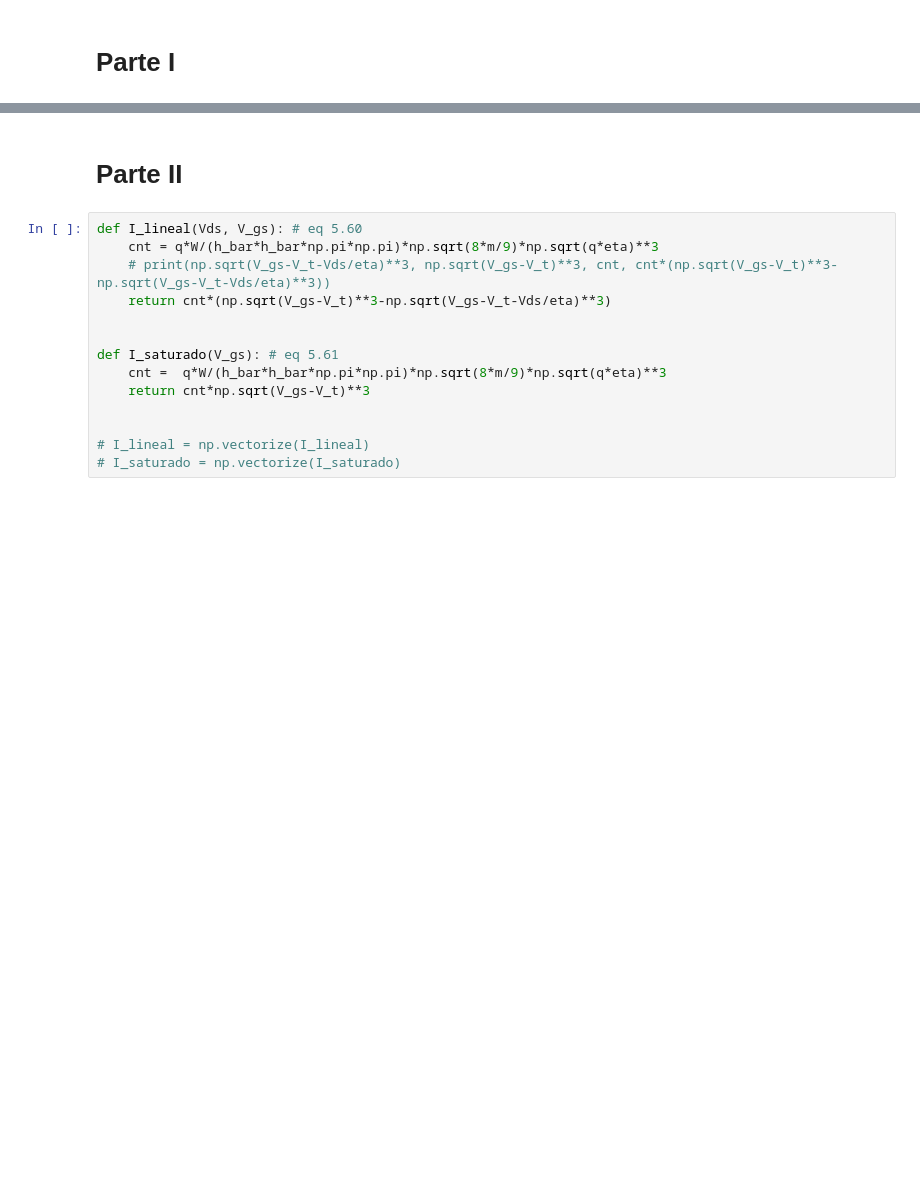
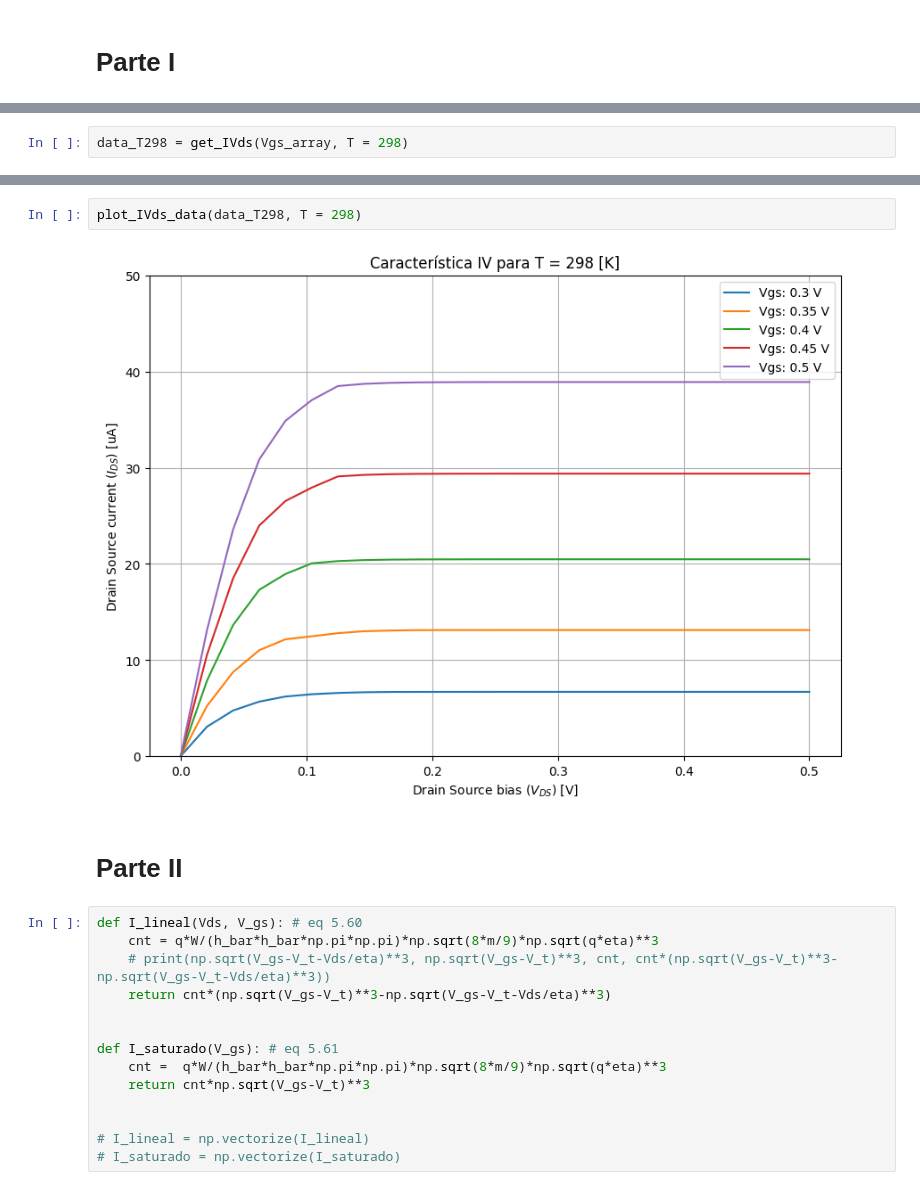
Before and after one commit to bbrisch/Proyekt_nanociencia_2023, a Jupyter notebook: Tarea.ipynb, the cells around one changed output, grey strips where cells are left out. Drawn from its saved outputs; the diff is of its cells as text; blank space fills up the shorter version.

```diff
--- a/Tarea.ipynb
+++ b/Tarea.ipynb
@@ -160,0 +238,2 @@ Vds_array, Ids_array = plot_IVds(
+# %%
+data_T298 = get_IVds(Vgs_array, T = 298)
@@ -161,3 +252,7 @@ Vds_array, Ids_array = plot_IVds(
+# %%
+plot_IVds_data(data_T298, T = 298)
+# %% [output]
+[figure, added]
 # %% [markdown]
 # Parte II
 # %%
```
Also changed, not shown: parts of 29 cells of this notebook.
